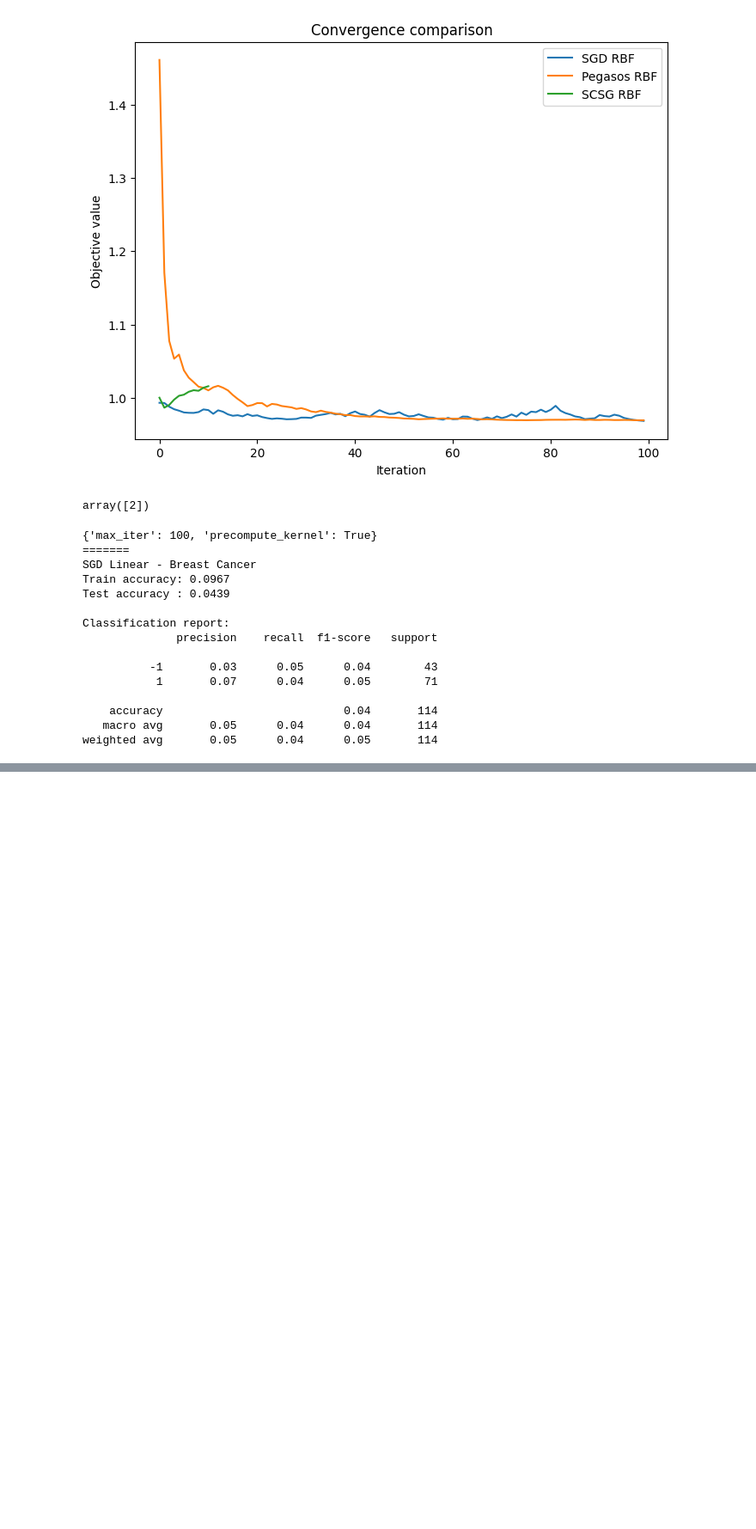
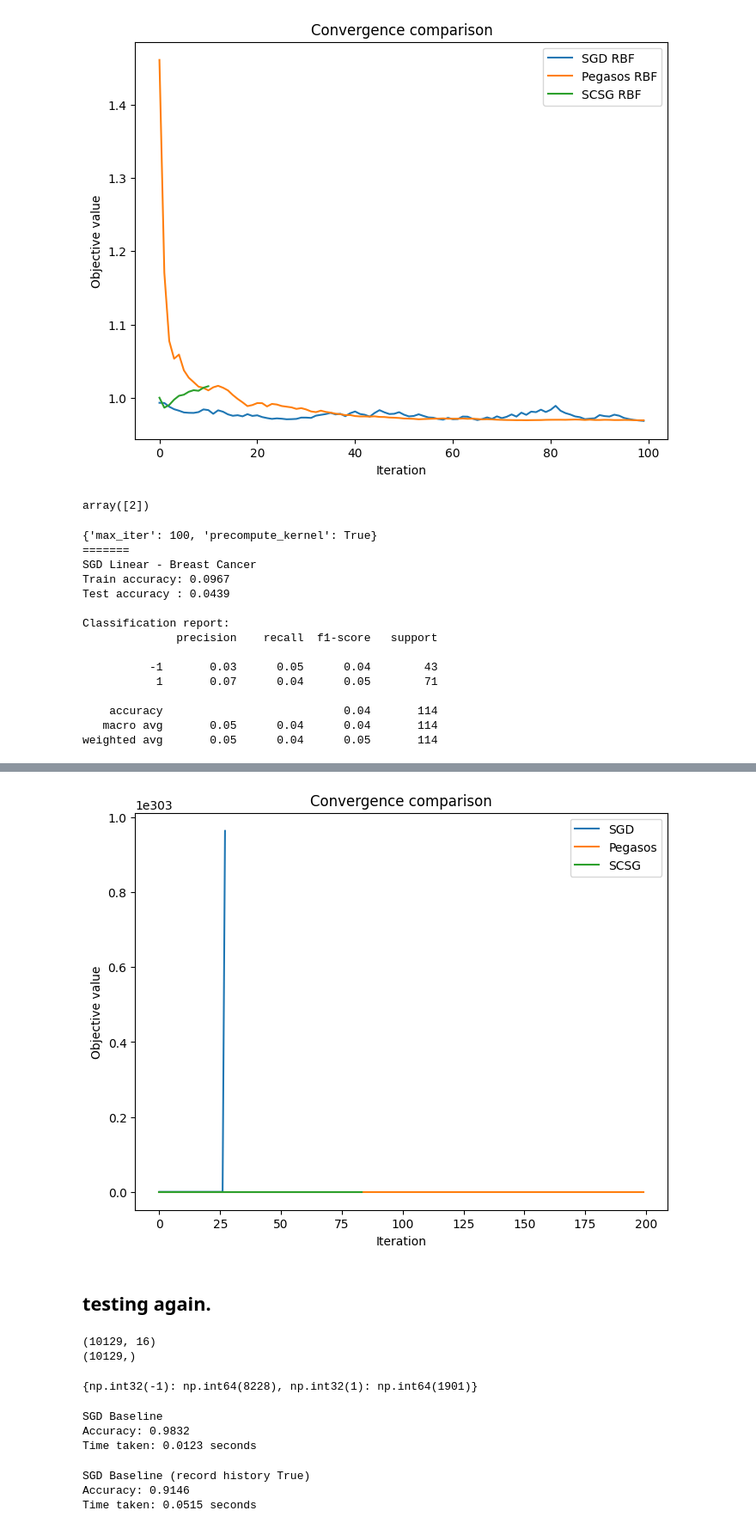
Before and after one commit to PioRow/Stochastic_Conjugete_subgradient_algorithm_for_kernel_SVM, a Jupyter notebook: algorithm_base_comparison.ipynb, the cells around one changed output, grey strips where cells are left out. Shown at 86% size. Saved outputs shown, nothing was run; the diff lists cells and outputs as text; code cells hidden in the pictures; blank space fills up the shorter version.

```diff
--- a/algorithm_base_comparison.ipynb
+++ b/algorithm_base_comparison.ipynb
@@ -419,0 +621,9 @@ weighted avg       0.05      0.04      0.05       114
+# %%
+plot_convergence(
+    [sgd_model, pegasos_model, scsg_model],
+    ["SGD", "Pegasos", "SCSG"]
+)
+# %% [output]
+[figure, added]
+# %% [markdown]
+## testing again.
@@ -419,0 +634,13 @@ weighted avg       0.05      0.04      0.05       114
+# %%
+X, y = load_dataset(subfolder="room-occupancy")
+print(X.shape)
+print(y.shape)
+# %% [output]
+(10129, 16)
+(10129,)
+# %%
+import numpy as np
+unique, counts = np.unique(y, return_counts=True)
+print(dict(zip(unique, counts)))
+# %% [output]
+{np.int32(-1): np.int64(8228), np.int32(1): np.int64(1901)}
@@ -419,0 +649,28 @@ weighted avg       0.05      0.04      0.05       114
+# %%
+sgd_model = SGDBaseline(kernel=LinearKernel(), eta=0.001)
+start_time = time.time()
+sgd_model.fit(X_train, y_train, max_iter = 100, precompute_kernel = False, record_history = False)
+end_time = time.time()
+y_pred = sgd_model.predict(X_test)
+acc = accuracy_score(y_test, y_pred)
+print("SGD Baseline")
+print(f"Accuracy: {acc:.4f}")
+print(f"Time taken: {end_time - start_time:.4f} seconds")
+# %% [output]
+SGD Baseline
+Accuracy: 0.9832
+Time taken: 0.0123 seconds
+# %%
+sgd_model = SGDBaseline(kernel=RBFKernel(gamma_rbf=2.0), eta=0.0001)
+start_time = time.time()
+sgd_model.fit(X_train, y_train, max_iter = 100, precompute_kernel = False, record_history = False)
+end_time = time.time()
+y_pred = sgd_model.predict(X_test)
+acc = accuracy_score(y_test, y_pred)
+print("SGD Baseline (record history True)")
+print(f"Accuracy: {acc:.4f}")
+print(f"Time taken: {end_time - start_time:.4f} seconds")
+# %% [output]
+SGD Baseline (record history True)
+Accuracy: 0.9146
+Time taken: 0.0515 seconds
```
Also changed, not shown: parts of 20 cells of this notebook, 7 other files.
